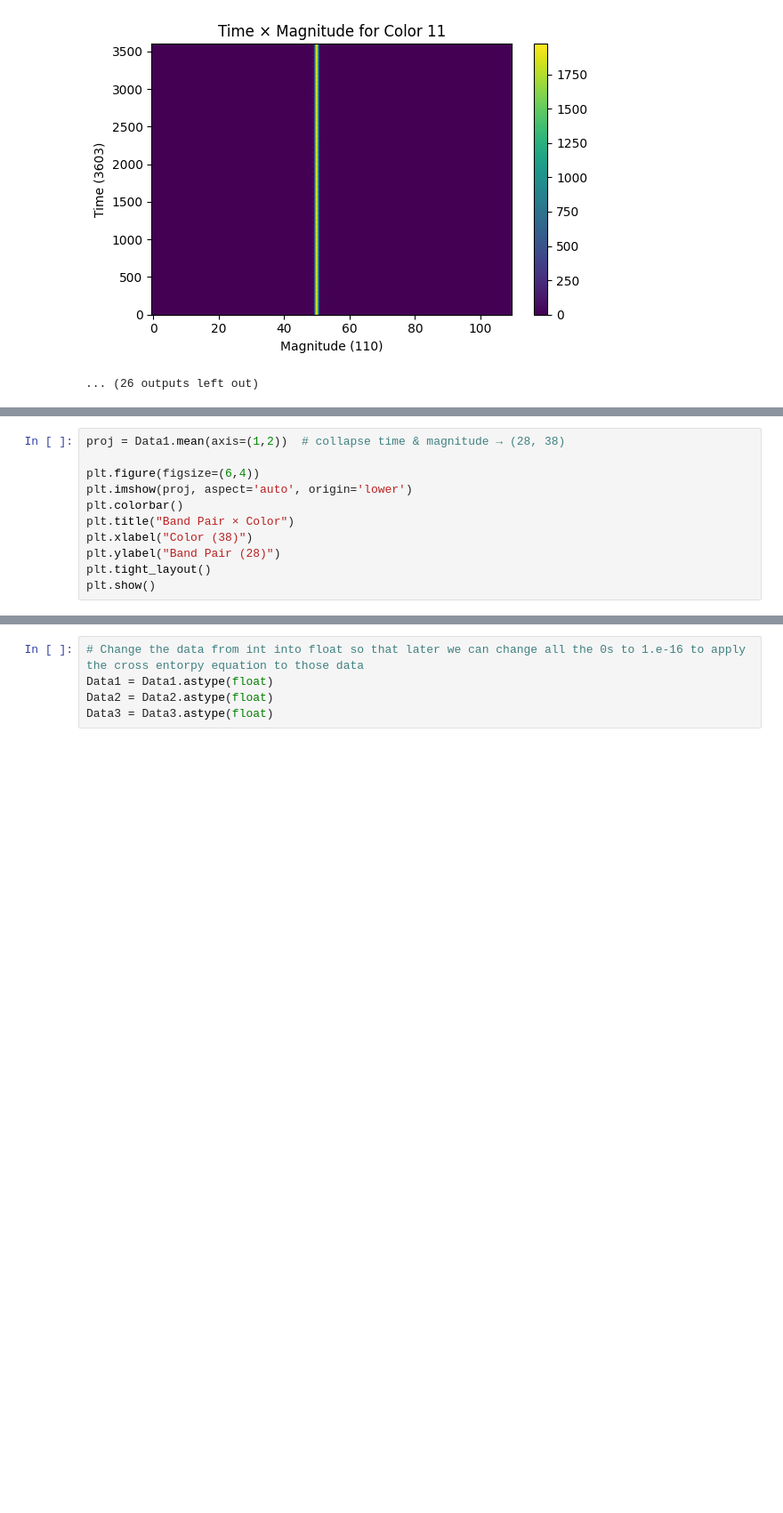
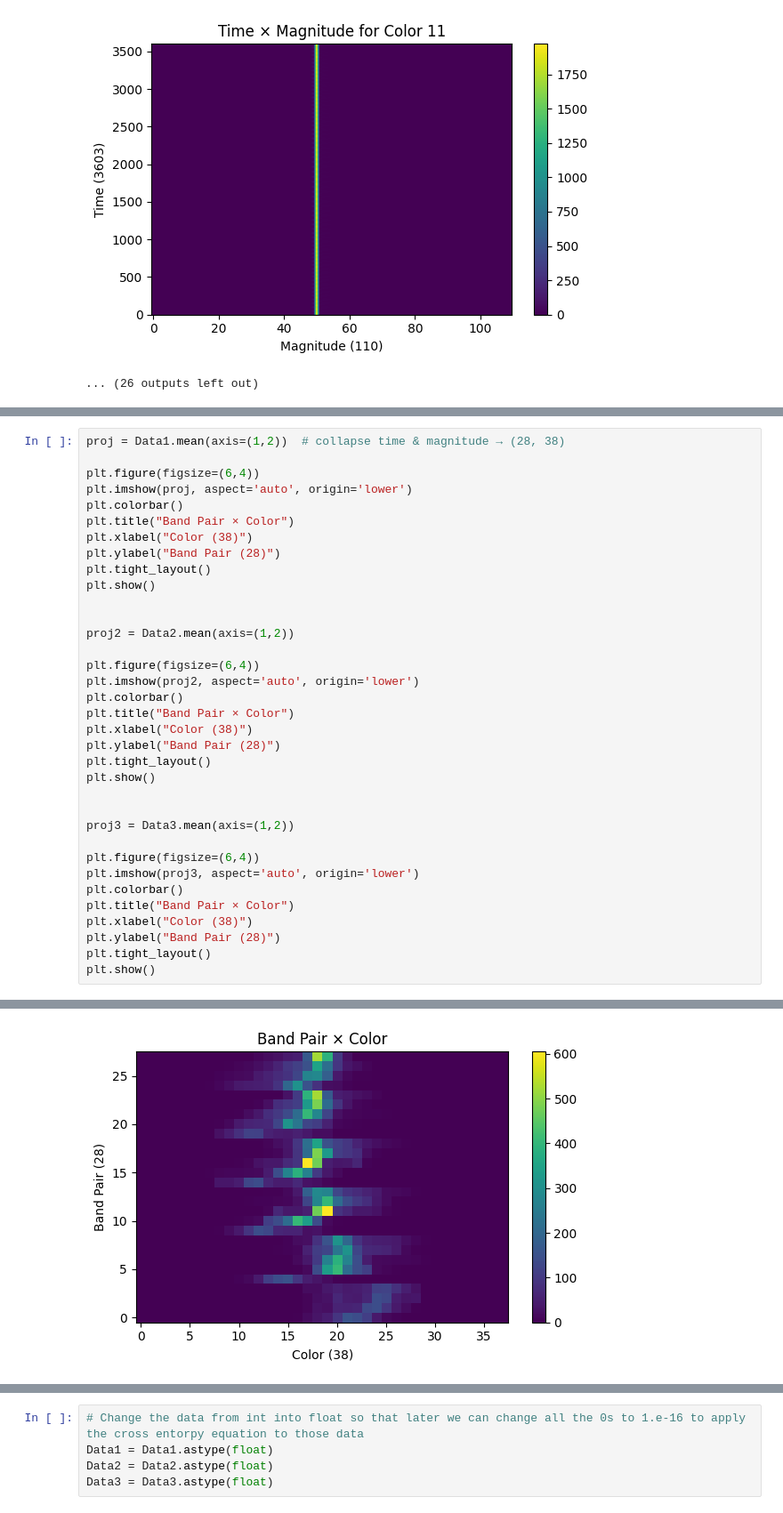
Before and after one commit to Rachel-0420/Cross-Entropy-Fast-Transient, a Jupyter notebook: cross_entropy_btw_supernovae.ipynb, the cells around one changed output, grey strips where cells are left out. Shown at 89% size. Saved outputs shown, nothing was run; the diff lists cells and outputs as text; blank space fills up the shorter version.

```diff
--- a/cross_entropy_btw_supernovae.ipynb
+++ b/cross_entropy_btw_supernovae.ipynb
@@ -179,13 +257,38 @@ plt.show()
 # %%
 proj = Data1.mean(axis=(1,2))  # collapse time & magnitude → (28, 38)
 
 plt.figure(figsize=(6,4))
 plt.imshow(proj, aspect='auto', origin='lower')
 plt.colorbar()
 plt.title("Band Pair × Color")
 plt.xlabel("Color (38)")
 plt.ylabel("Band Pair (28)")
 plt.tight_layout()
 plt.show()
+
+
+proj2 = Data2.mean(axis=(1,2))
+
+plt.figure(figsize=(6,4))
+plt.imshow(proj2, aspect='auto', origin='lower')
+plt.colorbar()
+plt.title("Band Pair × Color")
+plt.xlabel("Color (38)")
+plt.ylabel("Band Pair (28)")
+plt.tight_layout()
+plt.show()
+
+
+proj3 = Data3.mean(axis=(1,2))
+
+plt.figure(figsize=(6,4))
+plt.imshow(proj3, aspect='auto', origin='lower')
+plt.colorbar()
+plt.title("Band Pair × Color")
+plt.xlabel("Color (38)")
+plt.ylabel("Band Pair (28)")
+plt.tight_layout()
+plt.show()
 # %% [output]
 [figure]
+[figure, added]
```
Also changed, not shown: parts of 6 cells of this notebook.
